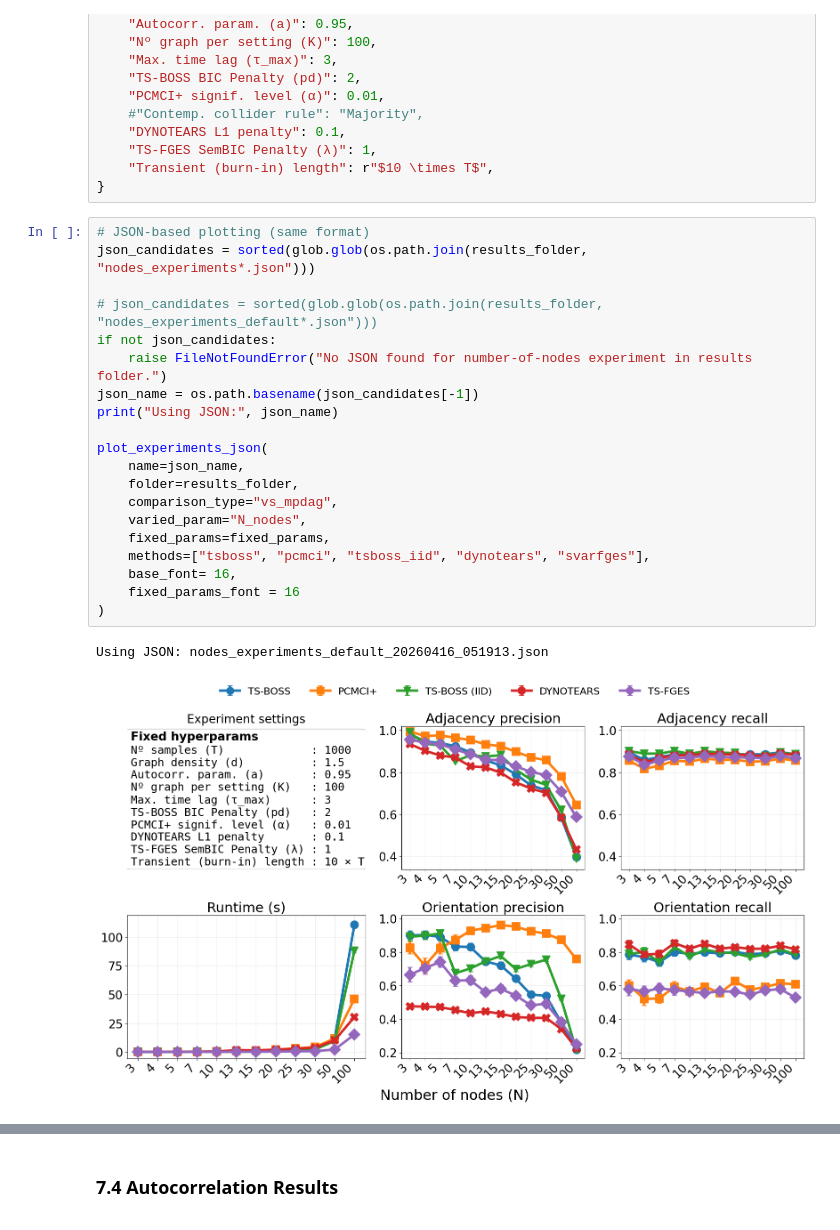
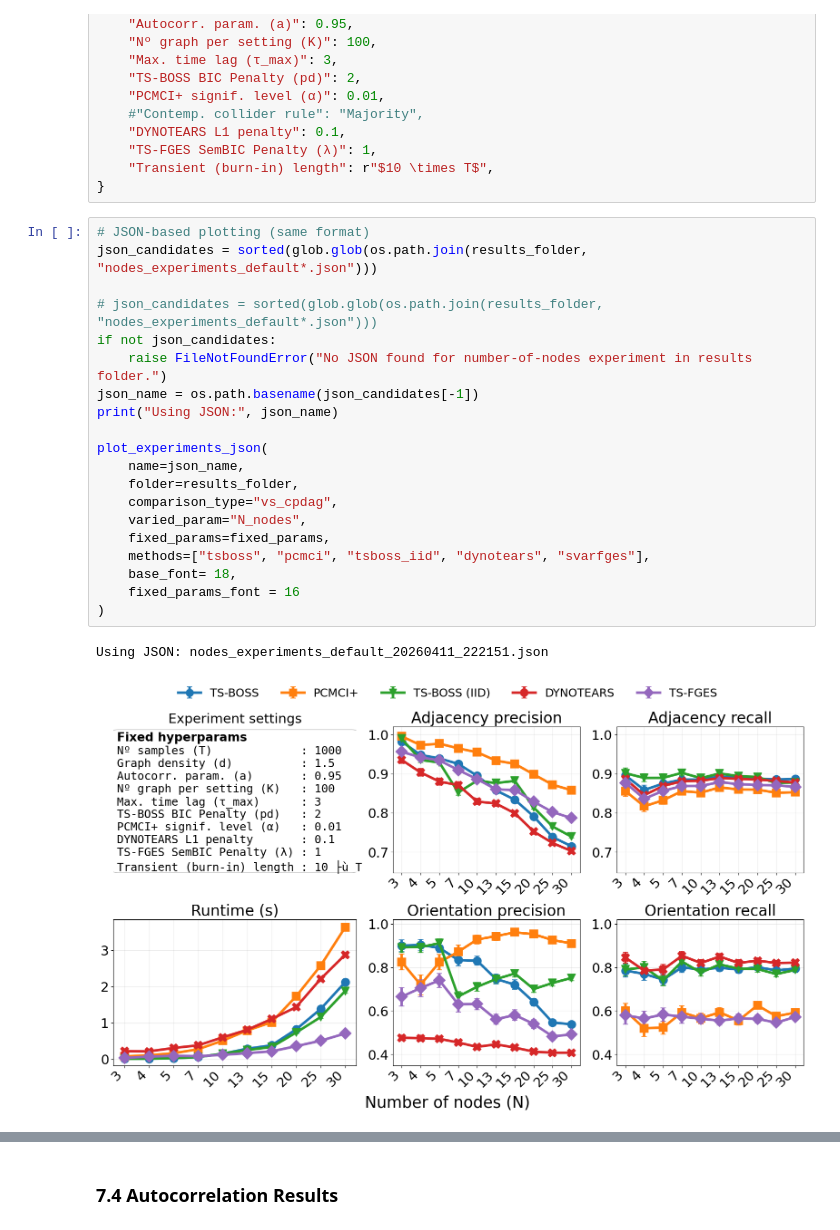
Before and after one commit to irenecastillo/TS-BOSS, a Jupyter notebook: notebooks/TS-BOSSY_notebook_experiments.ipynb, the cells around one changed output, grey strips where cells are left out. Cells and saved outputs as stored; diff of their text form.

```diff
--- a/notebooks/TS-BOSSY_notebook_experiments.ipynb
+++ b/notebooks/TS-BOSSY_notebook_experiments.ipynb
@@ -1315,27 +1312,27 @@ fixed_params = {
 }
 # %%
 # JSON-based plotting (same format)
-json_candidates = sorted(glob.glob(os.path.join(results_folder, "nodes_experiments*.json")))
+json_candidates = sorted(glob.glob(os.path.join(results_folder, "nodes_experiments_default*.json")))
 
 # json_candidates = sorted(glob.glob(os.path.join(results_folder, "nodes_experiments_default*.json")))
 if not json_candidates:
     raise FileNotFoundError("No JSON found for number-of-nodes experiment in results folder.")
 json_name = os.path.basename(json_candidates[-1])
 print("Using JSON:", json_name)
 
 plot_experiments_json(
     name=json_name,
     folder=results_folder,
-    comparison_type="vs_mpdag",
+    comparison_type="vs_cpdag",
     varied_param="N_nodes",
     fixed_params=fixed_params,
     methods=["tsboss", "pcmci", "tsboss_iid", "dynotears", "svarfges"],
-    base_font= 16,
+    base_font= 18,
     fixed_params_font = 16
 )
 # %% [output]
-Using JSON: nodes_experiments_default_20260416_051913.json
+Using JSON: nodes_experiments_default_20260411_222151.json
-[figure, old version]
+[figure, new version]
 # %%
 # JSON-based plotting (same format) - Section 7.3
 json_candidates = sorted(glob.glob(os.path.join(results_folder, "nodes_experiments_ac095_20260508_065447.json")))
```
Also changed, not shown: parts of 18 cells of this notebook, 1 other file.
